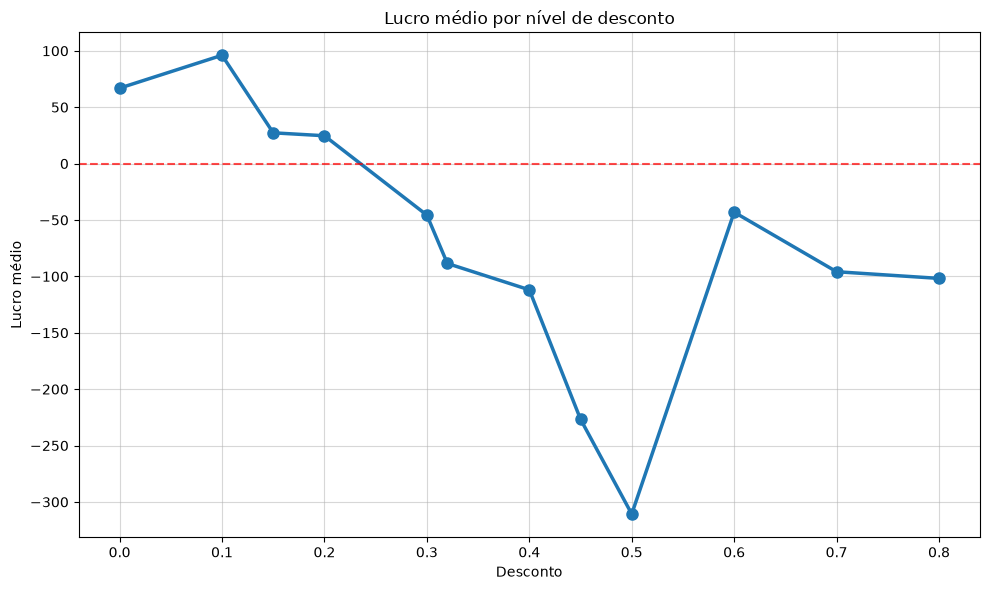
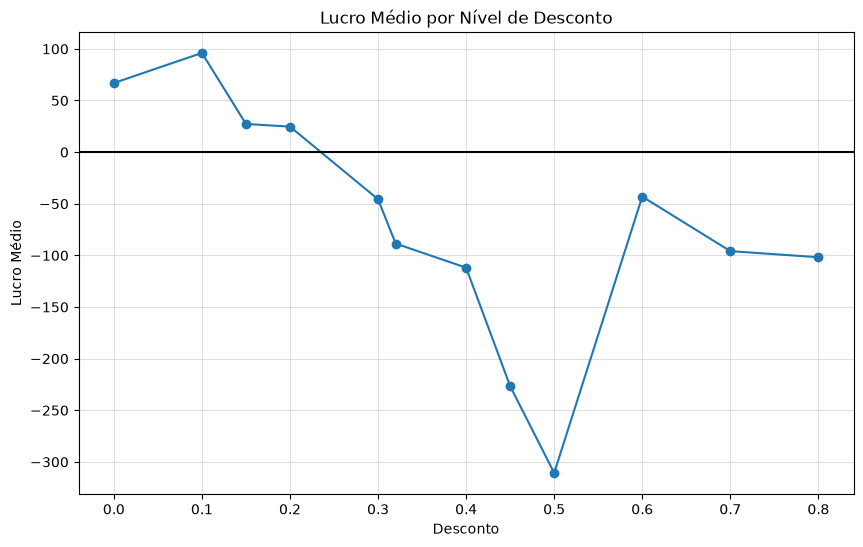
The change to this notebook cell's code, shown as a diff; its figure went from the first image to the second:
--- before
+++ after
@@ -1,19 +1,22 @@
-discount_profit = df.groupby('Discount')['Profit'].mean()
+discount_profit = (
+    df.groupby('Discount')['Profit']
+      .mean()
+      .reset_index()
+)
 
 plt.figure(figsize=(10,6))
 
-plt.plot(discount_profit.index, discount_profit,
-         marker='o',
-         linewidth=2.5,
-         markersize=8)
+plt.plot(
+    discount_profit['Discount'],
+    discount_profit['Profit'],
+    marker='o'
+)
 
-plt.axhline(y=0, color='red', linestyle='--', alpha=0.7) # ax = axis, hline = linha horizontal
+plt.axhline(0, linestyle='-', color='black')
 
-plt.grid(alpha=0.5)
+plt.title('Lucro Médio por Nível de Desconto')
+plt.xlabel('Desconto')
+plt.ylabel('Lucro Médio')
+plt.grid(alpha=0.4)
 
-plt.title("Lucro médio por nível de desconto")
-plt.xlabel("Desconto")
-plt.ylabel("Lucro médio")
-
-plt.tight_layout()
 plt.show()

Commit: Ajustes códigos e readme